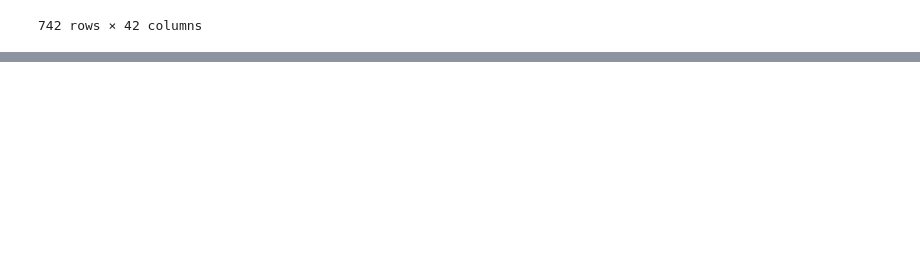
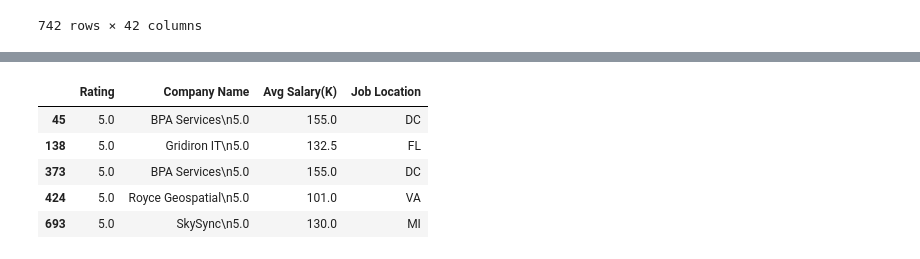
Before and after one commit to RunawayFromMeBby/Data-Science-Salary-Analysis, a Jupyter notebook: group_2_midterm_rankings.ipynb, the cells around one changed output, grey strips where cells are left out. Cells and saved outputs as stored; diff of their text form; code cells hidden in the pictures; blank space fills up the shorter version.

```diff
--- a/group_2_midterm_rankings.ipynb
+++ b/group_2_midterm_rankings.ipynb
@@ -52,0 +45,10 @@ df.nsmallest(10, 'Rating')
+# %%
+df3 = df.nlargest(5, 'Rating')
+df3
+# %% [output]
+|  | Rating | Company Name | Avg Salary(K) | Job Location |
+| 45 | 5.0 | BPA Services\n5.0 | 155.0 | DC |
+| 138 | 5.0 | Gridiron IT\n5.0 | 132.5 | FL |
+| 373 | 5.0 | BPA Services\n5.0 | 155.0 | DC |
+| 424 | 5.0 | Royce Geospatial\n5.0 | 101.0 | VA |
+| 693 | 5.0 | SkySync\n5.0 | 130.0 | MI |
```
Also changed, not shown: parts of 6 cells of this notebook.
